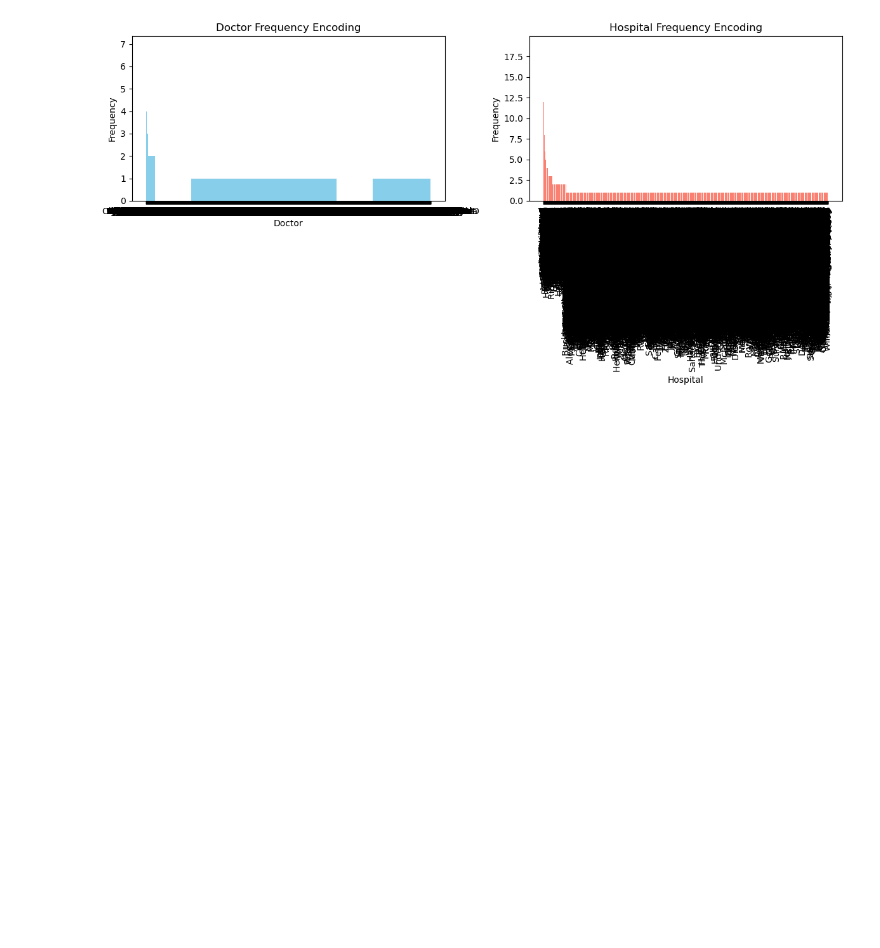
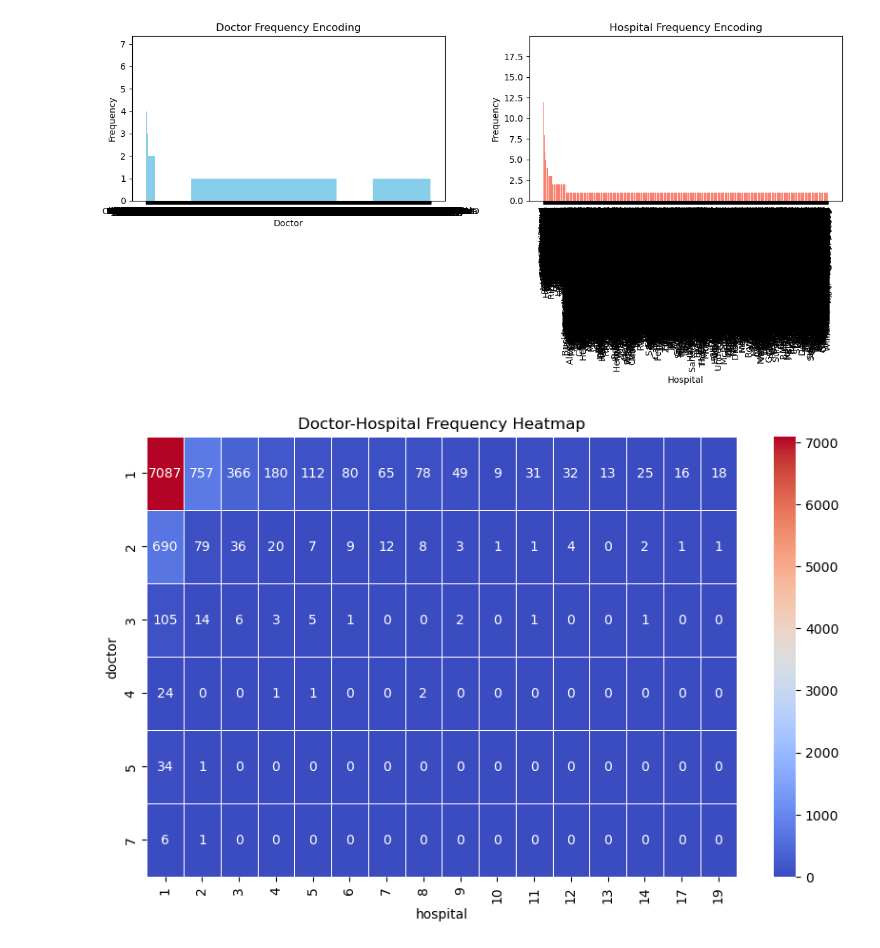
Before and after one commit to Rejith2205/Health-Care-Analysis-Project, a Jupyter notebook: Health Care Analysis_1st_Phase.ipynb, the cells around one changed output. Cells and saved outputs as stored; diff of their text form; code cells hidden in the pictures; blank space fills up the shorter version.

```diff
--- a/Health Care Analysis_1st_Phase.ipynb
+++ b/Health Care Analysis_1st_Phase.ipynb
@@ -787,3 +805,15 @@ plt.tight_layout()
 plt.show()
 # %% [output]
 [figure]
+# %%
+# Create a pivot table counting occurrences
+heatmap_data = df.pivot_table(index="doctor", columns="hospital", aggfunc="size", fill_value=0)
+
+# Plot the heatmap
+plt.figure(figsize=(10, 6))
+sns.heatmap(heatmap_data, cmap="coolwarm", annot=True, fmt="d", linewidths=0.5)
+plt.title("Doctor-Hospital Frequency Heatmap")
+plt.xticks(rotation=90)
+plt.show()
+# %% [output]
+[figure, added]
```
Also changed, not shown: parts of 10 cells of this notebook.
